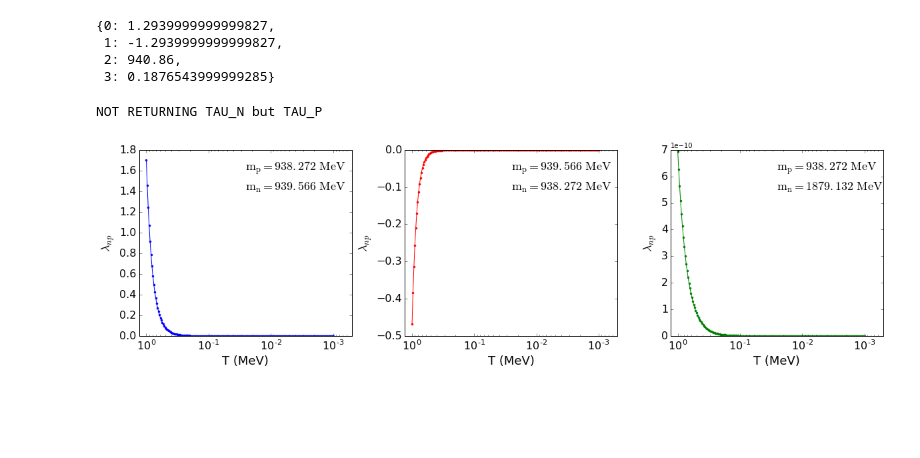
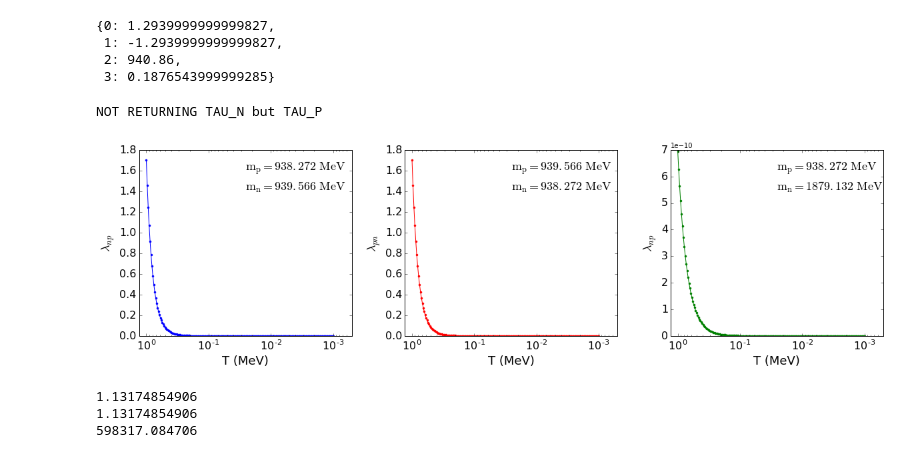
Before and after one commit to ycamacho/Cosmology_HW2, a Jupyter notebook: Code Development.ipynb, the cells around one changed output. Drawn from its saved outputs; the diff is of its cells as text; code cells hidden in the pictures; blank space fills up the shorter version.

Commit message:
Fixed the code to produce p->n decay properly; lambdaPN now takes abs(x).

```diff
--- a/Code Development.ipynb
+++ b/Code Development.ipynb
@@ -31,18 +36,13 @@ def neutronAbundance(mp, mn, Xn0, title, mn0,
     print 'Q= ', Q
     print 'tauN= ', tauN
 
-    def H1(Q, gstar= 10.75): # based on Dod Eq. 3.28
-        DodQ= 1.293
-        G=  1.13**2*45./(4*np.pi**3.*gstar*DodQ**4)
-        return np.sqrt(4.*np.pi**3*G*Q**4/45.)*np.sqrt(gstar)
-
     def dXndx(Xn, x, gstar= 10.75):
         factor= x*lambda_NP(x, tauN)*(mp/mn)**(3./2.)/H1(Q, gstar= gstar)
         dXndx = factor*(np.exp(-x) - Xn*(1. + np.exp(-x)))
         return dXndx
 
     def dXpdx(Xp, x, gstar= 10.75):
-        factor= x*lambda_NP(x, tauN)*(mn/mp)**(3./2.)/H1(Q, gstar= gstar)
+        factor= x*lambda_NP(abs(x), tauN)*(mn/mp)**(3./2.)/H1(Q, gstar= gstar)
         dXpdx = factor*(np.exp(x) - Xp*(1. + np.exp(x)))
         return dXpdx
 
@@ -65,8 +65,8 @@ def neutronAbundance(mp, mn, Xn0, title, mn0,
         #plt.plot(T2, result2[:,0]*np.exp(-t/tauN), color='r')
 
         T = np.logspace(0,-3, 200)    # 1-10^-3MeV
-        #Xeq= 1./(1+np.exp(Q/T))
-        Xeq= 1./(1+(mp/mn)**(3/2.)*np.exp(Q/T))
+        Xeq= 1./(1+np.exp(Q/T))
+
         if (xEqFactorToPlot==1.):
             label= '$X_{n,EQ}$'
         else:
@@ -88,15 +88,9 @@ def neutronAbundance(mp, mn, Xn0, title, mn0,
         plt.tick_params(axis='y', labelsize=tickLabelFontSize)
 
         plt.legend(loc= "lower right", fontsize= legendFontSize)
-        if savePlots:
-            os.chdir(outDir)
-            plt.savefig('%sneutronAbundancePlot.pdf'%(filenameTag),bbox_inches='tight', format= 'pdf')
-            os.chdir(workDir)
-        plt.show()
 
     else:
         # Xp0= Xn0
-        #Q= -Q
         T = np.logspace(0,-3, 200)    # 1-0.1MeV
         x= Q/T
         Xp = odeint(dXpdx, Xn0, x, args= (10.75,))
@@ -107,7 +101,8 @@ def neutronAbundance(mp, mn, Xn0, title, mn0,
         plt.plot(T, 1.-Xp[:,0], color='b')
 
         T = np.logspace(0,-3, 200)    # 1-10^-3MeV
-        Xeq= 1./(1+(mn/mp)**(3/2.)*np.exp(-Q/T))
+
+        Xeq= 1./(1+np.exp(-Q/T))
         if (xEqFactorToPlot==1.):
             label= '$X_{p,EQ}$'
         else:
@@ -119,8 +114,8 @@ def neutronAbundance(mp, mn, Xn0, title, mn0,
             label= '$X_{n,EQ}$'
         else:
             label= '$%.fX_{n,EQ}$'%xEqFactorToPlot
-        plt.plot(T, xEqFactorToPlot*(1-Xeq), '.', color='g', label= label)
-        plt.plot(T, xEqFactorToPlot*(1-Xeq), color='g')
+        plt.plot(T, xEqFactorToPlot*(1.-Xeq), '.', color='g', label= label)
+        plt.plot(T, xEqFactorToPlot*(1.-Xeq), color='g')
 
 
         plt.gca().invert_xaxis()
@@ -137,11 +132,12 @@ def neutronAbundance(mp, mn, Xn0, title, mn0,
         plt.tick_params(axis='y', labelsize=tickLabelFontSize)
 
         plt.legend(loc= "lower right", fontsize= legendFontSize)
-        if savePlots:
-            os.chdir(outDir)
-            plt.savefig('%sneutronAbundancePlot.pdf'%(filenameTag),bbox_inches='tight', format= 'pdf')
-            os.chdir(workDir)
-        plt.show()
+
+    if savePlots:
+        os.chdir(outDir)
+        plt.savefig('%sneutronAbundancePlot.pdf'%(filenameTag),bbox_inches='tight', format= 'pdf')
+        os.chdir(workDir)
+    plt.show()
     return Q
 # %%
 mass_n= {}
@@ -207,35 +203,45 @@ T = np.logspace(0,-3, 200)
 for key in Qs.keys()[0:3]:
     x= Qs[key]/T
     tauN= tauNeutron(Qs[key], mass_n[0], mass_n[key])
-    lambdaNP = lambda_NP(x, tauN)
+    lambdaNP = lambda_NP(abs(x), tauN)
     ax[key].plot(T, lambdaNP, '.', color= colors[key],
                  label= '$\mathrm{m_n= %s\ MeV; m_p= %s \ MeV}$'%(mass_n[key], mass_p[key]))
     ax[key].plot(T, lambdaNP, color= colors[key],)
 
     ax[key].invert_xaxis()
     ax[key].set_xlim(1.3, 0.0005)
     ax[key].text(0.5, 0.8,
                  '$\mathrm{m_n= %s\ MeV}$'%(mass_n[key]),
                  horizontalalignment='left',
                  verticalalignment='center', fontsize= 18,
                  transform = ax[key].transAxes)
     ax[key].text(0.5, 0.9,
                  '$\mathrm{m_p= %s \ MeV}$'%(mass_p[key]),
                  horizontalalignment='left',
                  verticalalignment='center', fontsize= 18,
                  transform = ax[key].transAxes)
 
     ax[key].set_xlabel('T (MeV)', fontsize= fontsize)
-    ax[key].set_ylabel(r'$\lambda_{np}$', fontsize= fontsize)
+    if (Qs[key]<0):
+        ax[key].set_ylabel(r'$\lambda_{pn}$', fontsize= fontsize)
+    else:
+        ax[key].set_ylabel(r'$\lambda_{np}$', fontsize= fontsize)
     ax[key].set_xscale('log')
     ax[key].tick_params(axis='x', labelsize=tickLabelFontSize)
     ax[key].tick_params(axis='y', labelsize=tickLabelFontSize)
 fig.set_size_inches(20,5)
 os.chdir(outputDir)
 plt.savefig('lambdaNP.pdf',bbox_inches='tight', format= 'pdf')
 os.chdir(workDir)
 
 plt.show()
 # %% [output]
 NOT RETURNING TAU_N but TAU_P
-[figure, old version]
+[figure, new version]
+# %%
+for key in Qs.keys()[0:3]:
+    print H1(Qs[key])
+# %% [output]
+1.13174854906
+1.13174854906
+598317.084706
```
Also changed, not shown: parts of 2 cells of this notebook.
